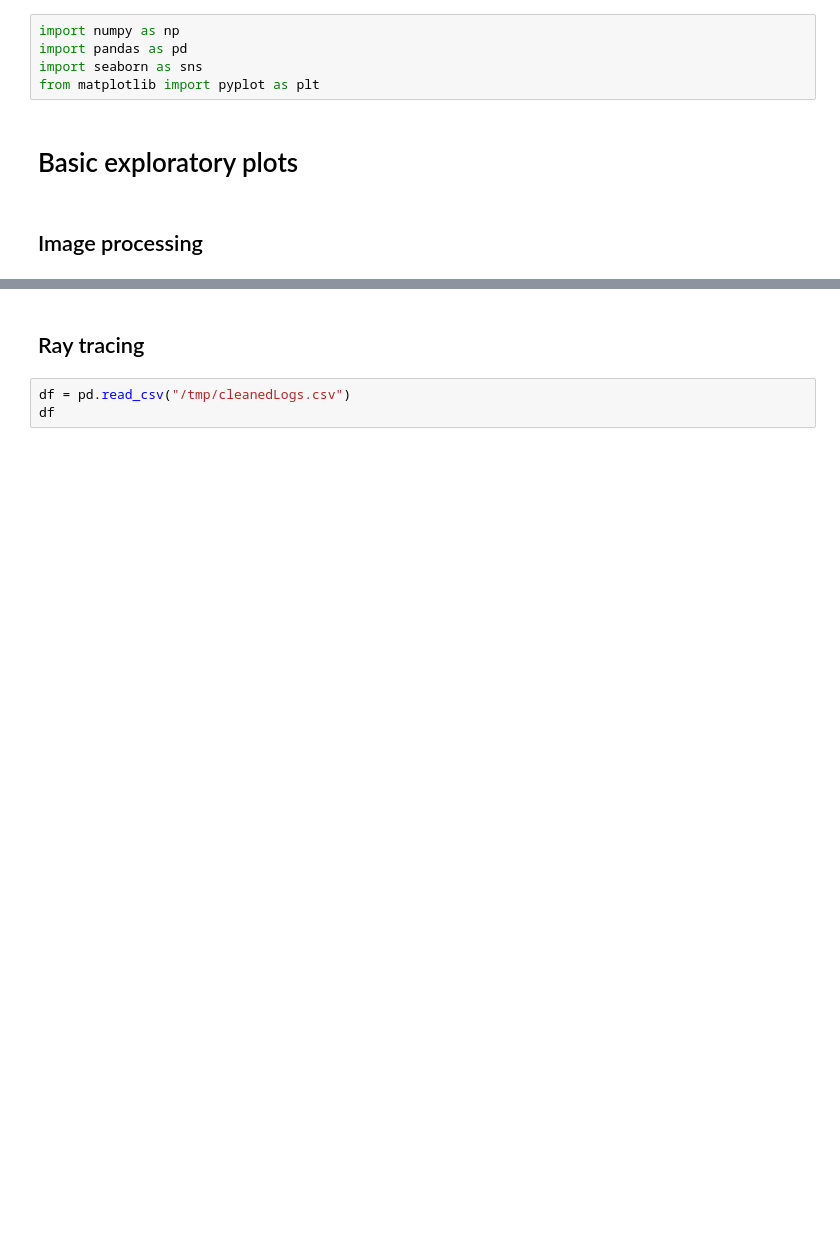
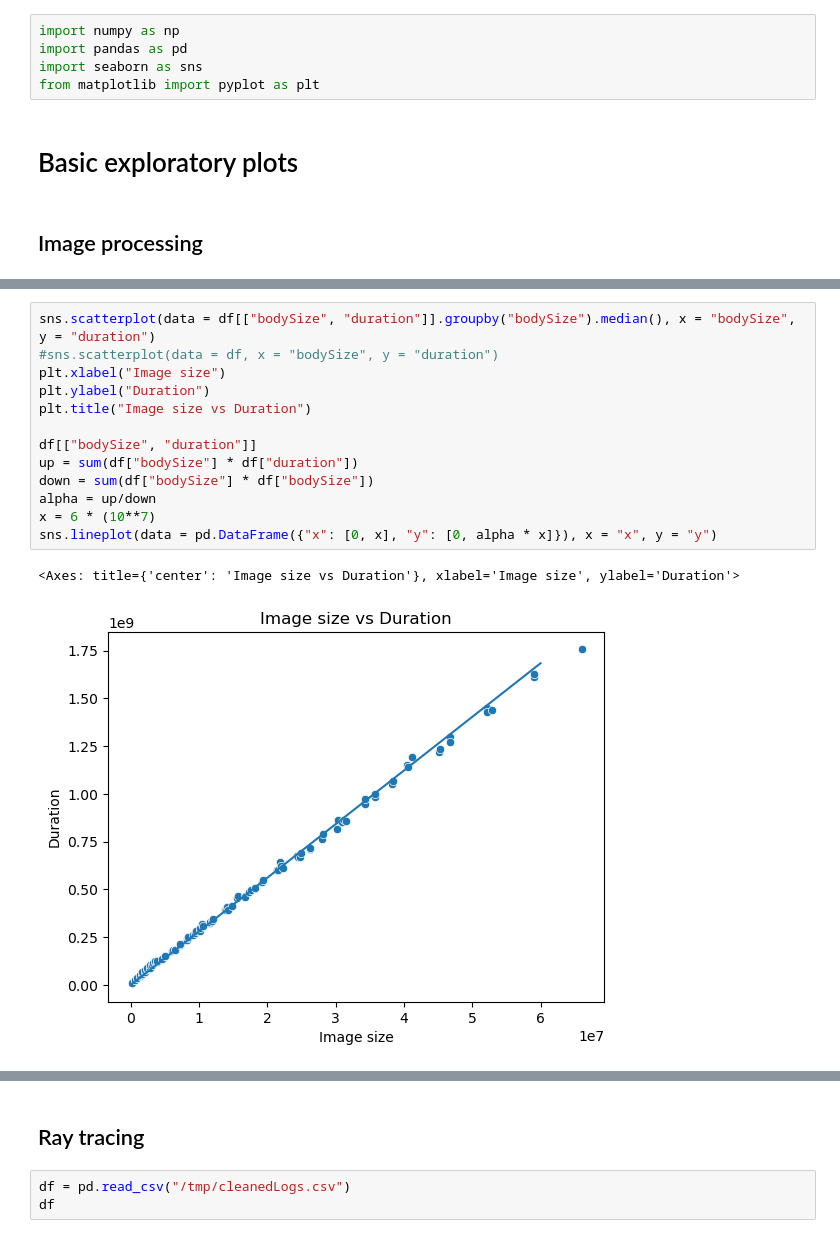
Before and after one commit to d-melita/SpecialVFX-Cloud, a Jupyter notebook: offline-analysis/Offline Analysis.ipynb, the cells around one changed output, grey strips where cells are left out. Cells and saved outputs as stored; diff of their text form; blank space fills up the shorter version.

```diff
--- a/offline-analysis/Offline Analysis.ipynb
+++ b/offline-analysis/Offline Analysis.ipynb
@@ -34,0 +36,16 @@ Text(0, 0.5, 'Duration')
+# %%
+sns.scatterplot(data = df[["bodySize", "duration"]].groupby("bodySize").median(), x = "bodySize", y = "duration")
+#sns.scatterplot(data = df, x = "bodySize", y = "duration")
+plt.xlabel("Image size")
+plt.ylabel("Duration")
+plt.title("Image size vs Duration")
+
+df[["bodySize", "duration"]]
+up = sum(df["bodySize"] * df["duration"])
+down = sum(df["bodySize"] * df["bodySize"])
+alpha = up/down
+x = 6 * (10**7)
+sns.lineplot(data = pd.DataFrame({"x": [0, x], "y": [0, alpha * x]}), x = "x", y = "y")
+# %% [output]
+<Axes: title={'center': 'Image size vs Duration'}, xlabel='Image size', ylabel='Duration'>
+[figure, added]
```
Also changed, not shown: parts of 5 cells of this notebook, 21 other files.
